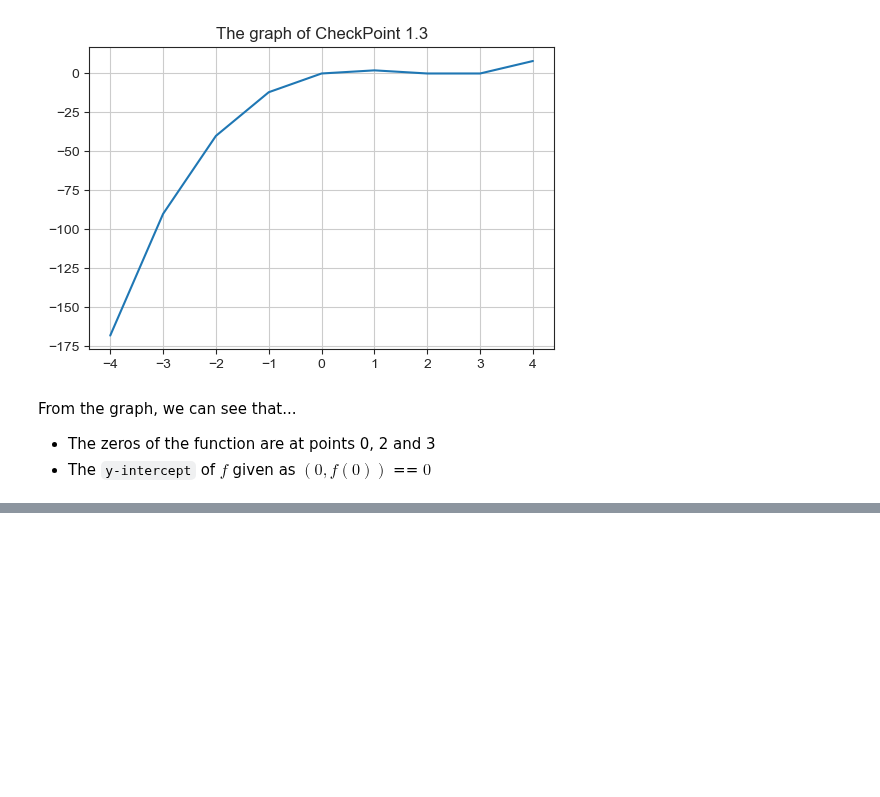
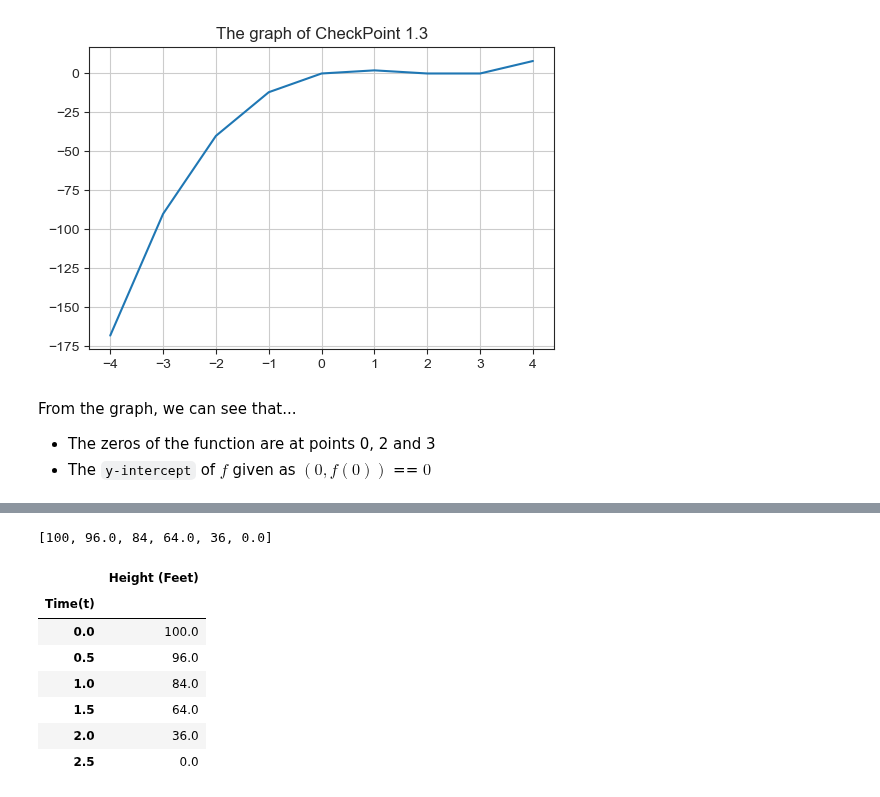
Before and after one commit to Lawrence-Krukrubo/Calculus_Vol_1, a Jupyter notebook: 01.functions_and_graphs.ipynb, the cells around one changed output, grey strips where cells are left out. Drawn from its saved outputs; the diff is of its cells as text; code cells hidden in the pictures; blank space fills up the shorter version.

```diff
--- a/01.functions_and_graphs.ipynb
+++ b/01.functions_and_graphs.ipynb
@@ -347,0 +364,19 @@ From the graph, we can see that...
+# %%
+arr = [0, 0.5, 1, 1.5, 2, 2.5]
+values = find_s_of_t(arr)
+values
+# %% [output]
+[100, 96.0, 84, 64.0, 36, 0.0]
+# %%
+s_t = pd.DataFrame(values, columns=['Height (Feet)'], index=arr)
+s_t.index.name= 'Time(t)'
+s_t
+# %% [output]
+|  | Height (Feet) |
+| Time(t) |  |
+| 0.0 | 100.0 |
+| 0.5 | 96.0 |
+| 1.0 | 84.0 |
+| 1.5 | 64.0 |
+| 2.0 | 36.0 |
+| 2.5 | 0.0 |
```
Also changed, not shown: parts of 8 cells of this notebook.
